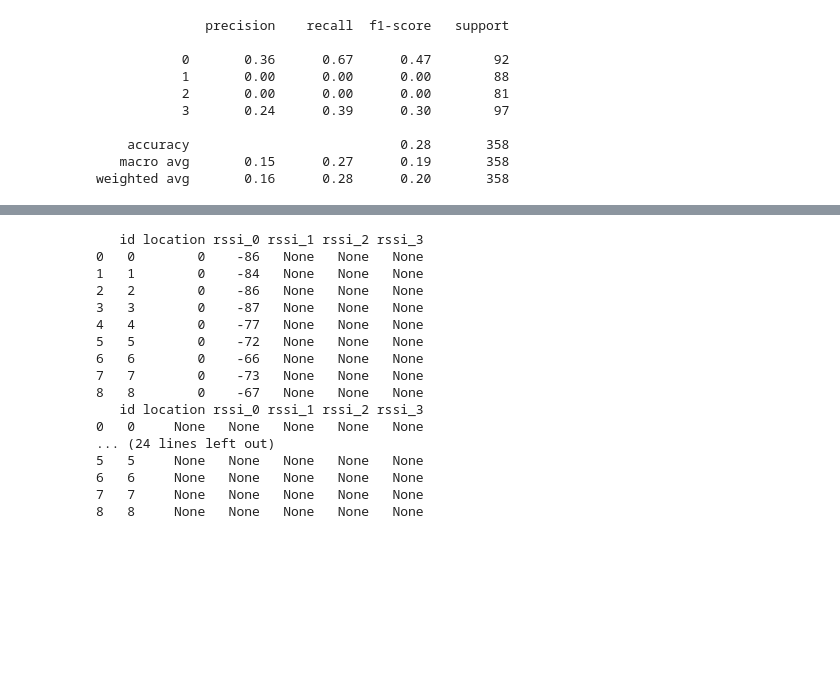
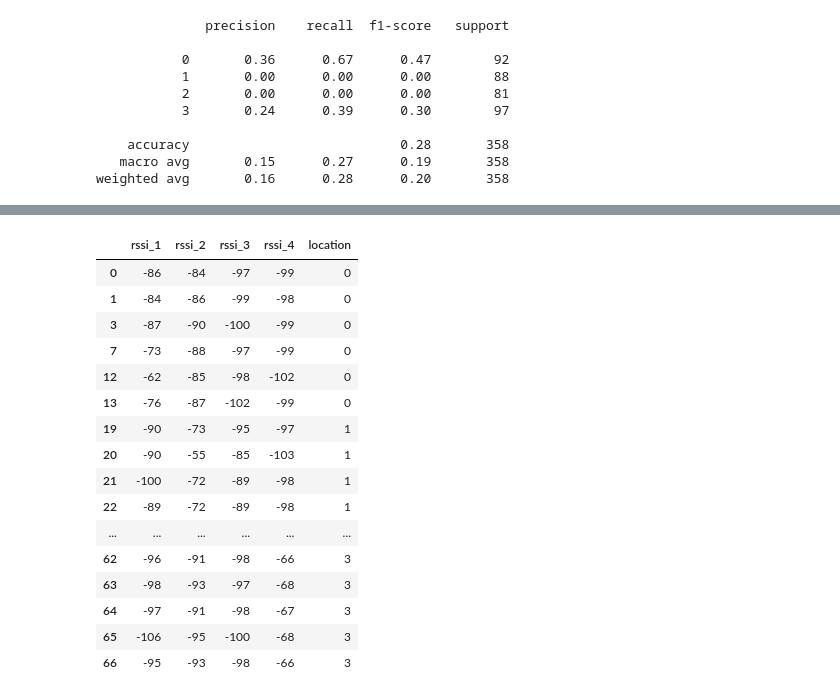
Before and after one commit to romeokienzler/BLE_Indoor_Location_Tracking, a Jupyter notebook: BLE_Indoor_Location_Tracking.ipynb, the cells around one changed output, grey strips where cells are left out. Drawn from its saved outputs; the diff is of its cells as text; code cells hidden in the pictures; blank space fills up the shorter version.

```diff
--- a/BLE_Indoor_Location_Tracking.ipynb
+++ b/BLE_Indoor_Location_Tracking.ipynb
@@ -150,0 +370,21 @@ weighted avg       0.16      0.28      0.20       358
+# %%
+data_pivot_pandas = data_pivot_pandas.dropna()
+data_pivot_pandas
+# %% [output]
+|  | rssi_1 | rssi_2 | rssi_3 | rssi_4 | location |
+| 0 | -86 | -84 | -97 | -99 | 0 |
+| 1 | -84 | -86 | -99 | -98 | 0 |
+| 3 | -87 | -90 | -100 | -99 | 0 |
+| 7 | -73 | -88 | -97 | -99 | 0 |
+| 12 | -62 | -85 | -98 | -102 | 0 |
+| 13 | -76 | -87 | -102 | -99 | 0 |
+| 19 | -90 | -73 | -95 | -97 | 1 |
+| 20 | -90 | -55 | -85 | -103 | 1 |
+| 21 | -100 | -72 | -89 | -98 | 1 |
+| 22 | -89 | -72 | -89 | -98 | 1 |
+| ... | ... | ... | ... | ... | ... |
+| 62 | -96 | -91 | -98 | -66 | 3 |
+| 63 | -98 | -93 | -97 | -68 | 3 |
+| 64 | -97 | -91 | -98 | -67 | 3 |
+| 65 | -106 | -95 | -100 | -68 | 3 |
+| 66 | -95 | -93 | -98 | -66 | 3 |
@@ -166,28 +408,11 @@ for i in range(4): #locations
         slices[i][j] = slices[i][j].head(minimum)
 # %%
 ks.options.compute.ops_on_diff_frames=True
+import pandas as pd
 for i in range(4): #locations
     kdf_tmp = ks.range(minimum)
     for j in range(4): #placements
         if j == 0:
-             kdf_tmp['location']=slices[i][j]['location']
+             kdf_tmp.join(pd.DataFrame(slices[i][j]['location']))
         kdf_tmp['rssi_'+str(j)]=slices[i][j]['rssi']
-    print(kdf_tmp)
+        print(slices[i][j]['rssi'])
-# %% [output]
-   id location rssi_0 rssi_1 rssi_2 rssi_3
-0   0        0    -86   None   None   None
-1   1        0    -84   None   None   None
-2   2        0    -86   None   None   None
-3   3        0    -87   None   None   None
-4   4        0    -77   None   None   None
-5   5        0    -72   None   None   None
-6   6        0    -66   None   None   None
-7   7        0    -73   None   None   None
-8   8        0    -67   None   None   None
-   id location rssi_0 rssi_1 rssi_2 rssi_3
-0   0     None   None   None   None   None
-... (24 lines left out)
-5   5     None   None   None   None   None
-6   6     None   None   None   None   None
-7   7     None   None   None   None   None
-8   8     None   None   None   None   None
```
Also changed, not shown: parts of 15 cells of this notebook.
